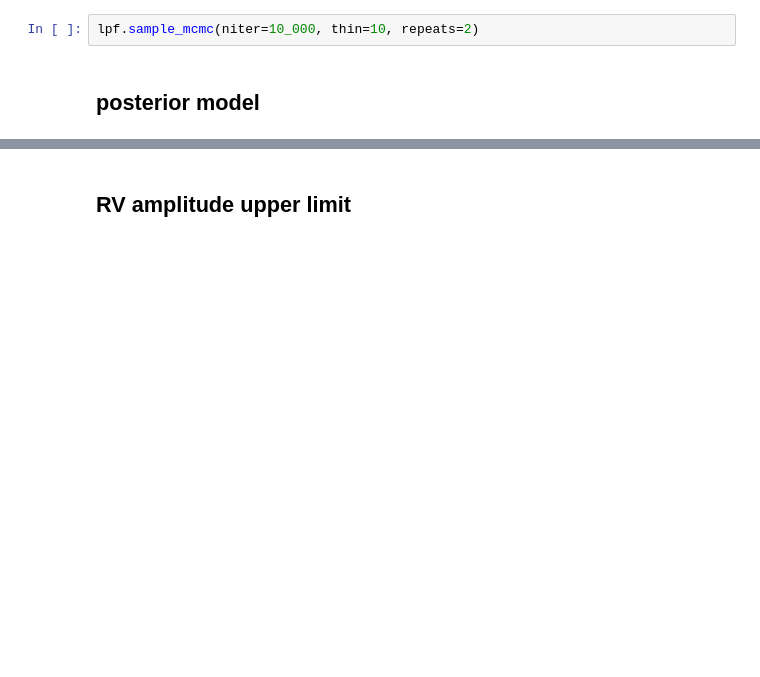
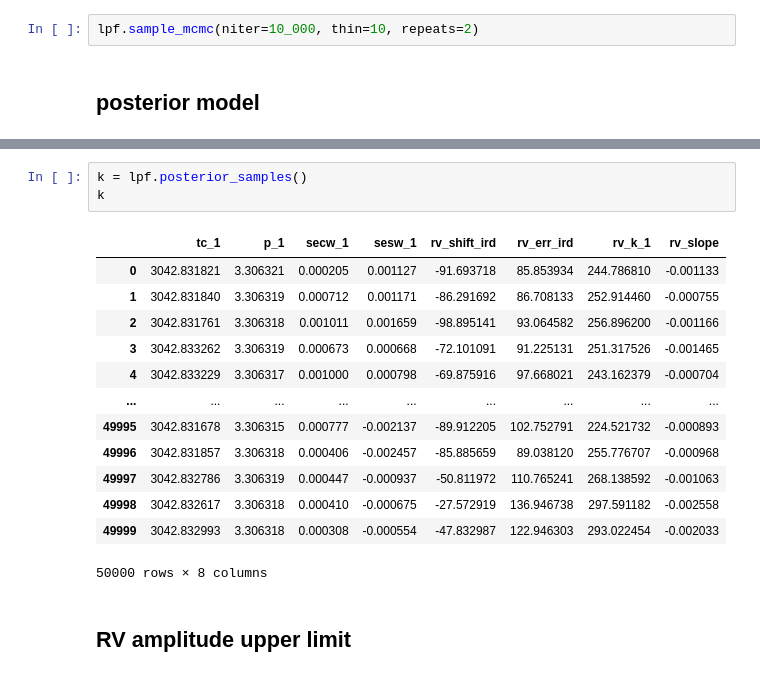
Before and after one commit to jpdeleon/toi5671, a Jupyter notebook: notebooks/RV_fit_pytransit.ipynb, the cells around one changed output, grey strips where cells are left out. Saved outputs shown, nothing was run; the diff lists cells and outputs as text; blank space fills up the shorter version.

```diff
--- a/notebooks/RV_fit_pytransit.ipynb
+++ b/notebooks/RV_fit_pytransit.ipynb
@@ -263,3 +278,20 @@ fig = lpf.plot_rv_vs_phase(planet=0, method='mcmc', ntimes=500)
+# %%
+k = lpf.posterior_samples()
+k
+# %% [output]
+|  | tc_1 | p_1 | secw_1 | sesw_1 | rv_shift_ird | rv_err_ird | rv_k_1 | rv_slope |
+| 0 | 3042.831821 | 3.306321 | 0.000205 | 0.001127 | -91.693718 | 85.853934 | 244.786810 | -0.001133 |
+| 1 | 3042.831840 | 3.306319 | 0.000712 | 0.001171 | -86.291692 | 86.708133 | 252.914460 | -0.000755 |
+| 2 | 3042.831761 | 3.306318 | 0.001011 | 0.001659 | -98.895141 | 93.064582 | 256.896200 | -0.001166 |
+| 3 | 3042.833262 | 3.306319 | 0.000673 | 0.000668 | -72.101091 | 91.225131 | 251.317526 | -0.001465 |
+| 4 | 3042.833229 | 3.306317 | 0.001000 | 0.000798 | -69.875916 | 97.668021 | 243.162379 | -0.000704 |
+| ... | ... | ... | ... | ... | ... | ... | ... | ... |
+| 49995 | 3042.831678 | 3.306315 | 0.000777 | -0.002137 | -89.912205 | 102.752791 | 224.521732 | -0.000893 |
+| 49996 | 3042.831857 | 3.306318 | 0.000406 | -0.002457 | -85.885659 | 89.038120 | 255.776707 | -0.000968 |
+| 49997 | 3042.832786 | 3.306319 | 0.000447 | -0.000937 | -50.811972 | 110.765241 | 268.138592 | -0.001063 |
+| 49998 | 3042.832617 | 3.306318 | 0.000410 | -0.000675 | -27.572919 | 136.946738 | 297.591182 | -0.002558 |
+| 49999 | 3042.832993 | 3.306318 | 0.000308 | -0.000554 | -47.832987 | 122.946303 | 293.022454 | -0.002033 |
+50000 rows × 8 columns
 # %% [markdown]
 ## RV amplitude upper limit
 # %%
```
Also changed, not shown: parts of 13 cells of this notebook, 14 other files.
